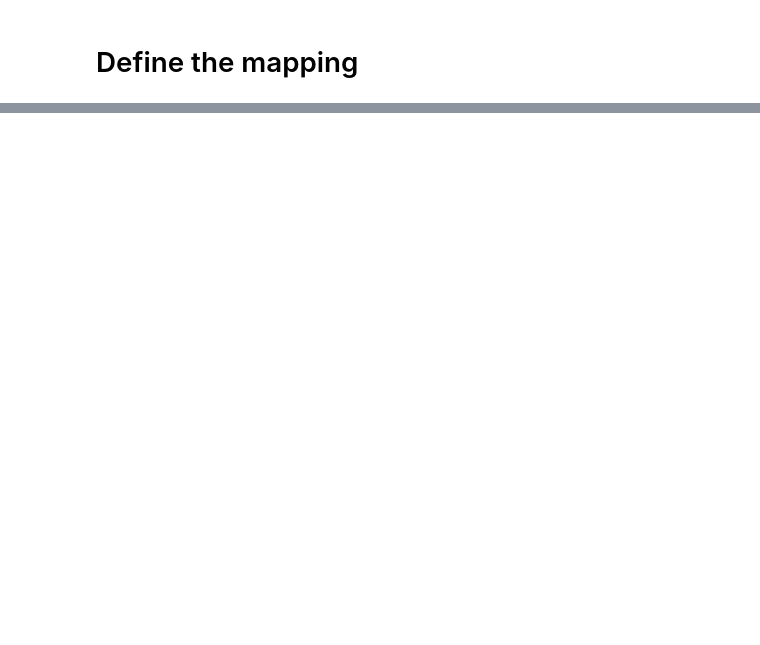
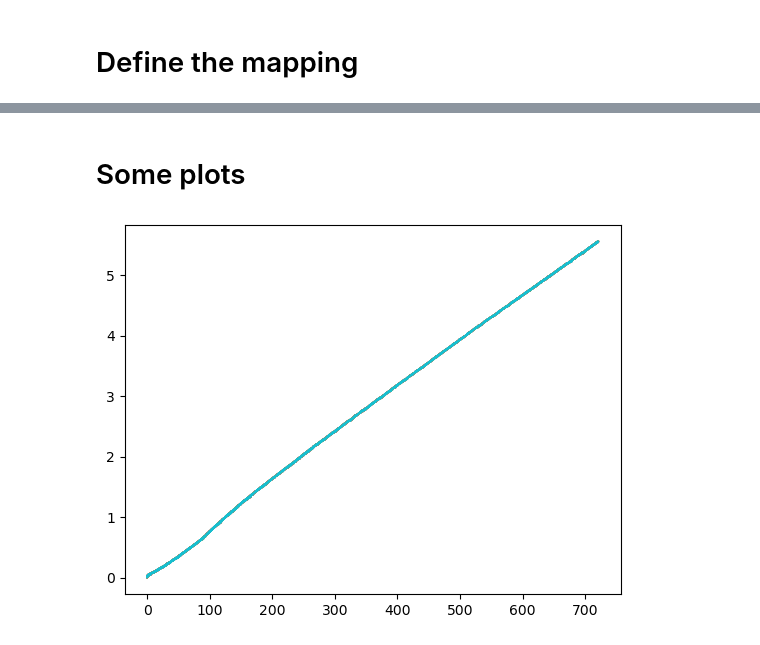
Before and after one commit to luisalexanderavila/IUC02-NFDI-MatWerk, a Jupyter notebook: Notebooks/01_BAM_to_schema.ipynb, the cells around one changed output, grey strips where cells are left out. Cells and saved outputs as stored; diff of their text form; code cells hidden in the pictures; blank space fills up the shorter version.

```diff
--- a/Notebooks/01_BAM_to_schema.ipynb
+++ b/Notebooks/01_BAM_to_schema.ipynb
@@ -45,3 +37,5 @@ compliant_bam_file = os.path.join(os.path.dirname(lis_file), compliant_bam_file_
-# %%
-with open(compliant_bam_file, 'w') as f:
-    json.dump(compliant_data, f)
+# %%
+schema_compliant_data = {}
+# %%
+for lis_file, jsoned_data in jsoned_lis.items():
+    schema_compliant_data[lis_file] = map_bam_to_schema(schema, jsoned_data)
@@ -47,0 +46,18 @@ with open(compliant_bam_file, 'w') as f:
+# %%
+for lis_file, compliant_jsoned_data in schema_compliant_data.items():
+    compliant_bam_file_basename = 'compliant_'+os.path.basename(lis_file).replace('LIS','json')
+    compliant_bam_file = os.path.join(os.path.dirname(lis_file), compliant_bam_file_basename)
+    with open(compliant_bam_file, 'w') as f:
+        json.dump(compliant_jsoned_data, f)
+# %% [markdown]
+# Some plots
+# %%
+fig, ax = plt.subplots()
+for lis_file, jsoned_data in schema_compliant_data.items():
+    y = jsoned_data['Primary data']['Test results']['raw_elongations']['Value']
+    x = jsoned_data['Primary data']['Test results']['raw_times']['Value']
+    y_unit = jsoned_data['Primary data']['Test results']['raw_elongations']['Unit']
+    x_unit = jsoned_data['Primary data']['Test results']['raw_times']['Unit']
+    ax.plot(x,y)
+# %% [output]
+[figure, added]
```
Also changed, not shown: parts of 12 cells of this notebook, 3 other files.
